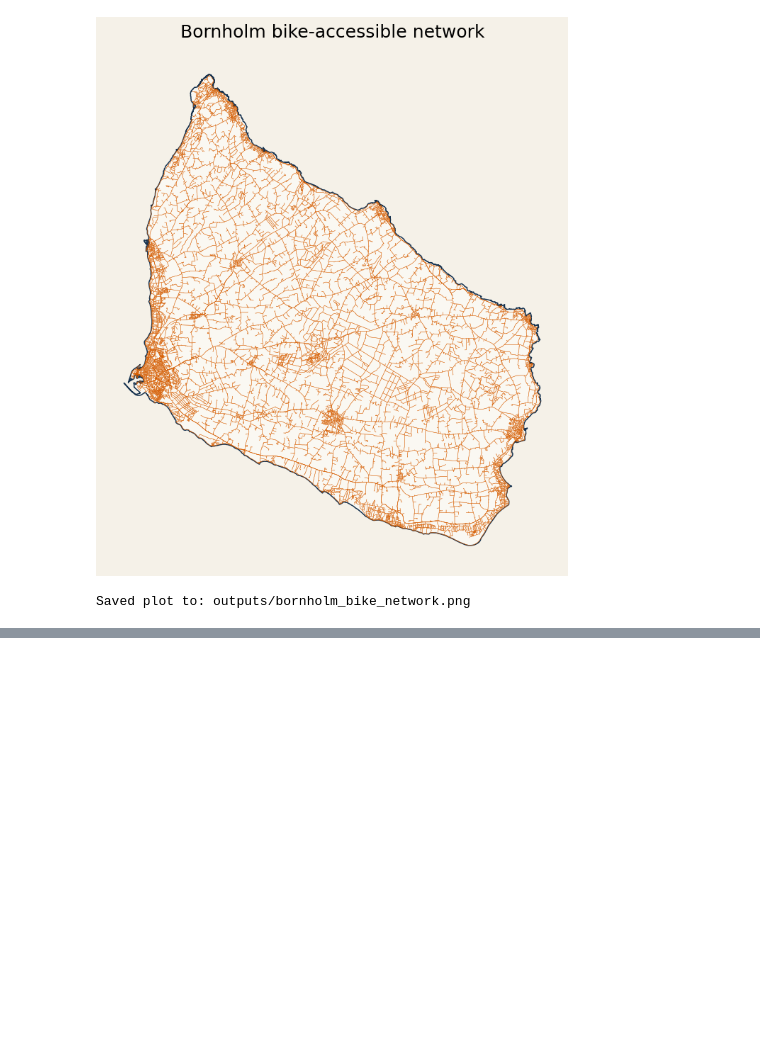
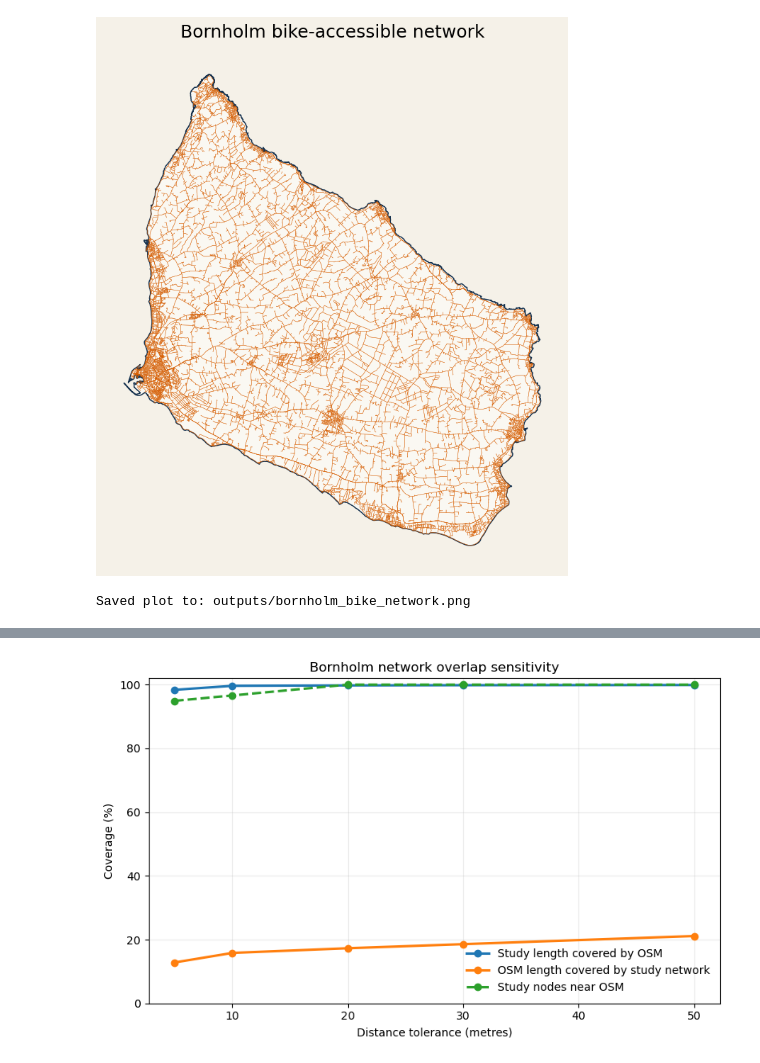
Before and after one commit to AstridArh/bike_safety, a Jupyter notebook: osm_data_exploration/bike_network.ipynb, the cells around one changed output, grey strips where cells are left out. Cells and saved outputs as stored; diff of their text form; code cells hidden in the pictures; blank space fills up the shorter version.

Commit message:
Bike network overlap analysis between osm and bikewloop

```diff
--- a/osm_data_exploration/bike_network.ipynb
+++ b/osm_data_exploration/bike_network.ipynb
@@ -186,0 +360,16 @@ Saved plot to: outputs/bornholm_bike_network.png
+# %%
+study_network = shapely.union_all(study_edges.geometry.array)
+osm_network = shapely.union_all(osm_edges.geometry.array)
+
+study_length_m = study_network.length
+osm_length_m = osm_network.length
+
+network_summary = pd.DataFrame(
+    {
+        "network": ["Knudepunkter study network", "OSM bike-accessible network"],
+        "unique_length_km": [study_length_m / 1000, osm_length_m / 1000],
+        "nodes": [len(study_nodes), len(osm_nodes)],
+        "stored_edges": [len(study_edges), len(osm_edges)],
+    }
+)
+display(network_summary.round(2))
@@ -186,0 +435,37 @@ Saved plot to: outputs/bornholm_bike_network.png
+# %%
+fig, ax = plt.subplots(figsize=(8, 5))
+ax.plot(
+    overlap["tolerance_m"],
+    overlap["study_coverage_pct"],
+    marker="o",
+    linewidth=2.2,
+    label="Study length covered by OSM",
+)
+ax.plot(
+    overlap["tolerance_m"],
+    overlap["osm_coverage_pct"],
+    marker="o",
+    linewidth=2.2,
+    label="OSM length covered by study network",
+)
+ax.plot(
+    overlap["tolerance_m"],
+    overlap["study_node_coverage_pct"],
+    marker="o",
+    linewidth=2.2,
+    linestyle="--",
+    label="Study nodes near OSM",
+)
+ax.set(
+    xlabel="Distance tolerance (metres)",
+    ylabel="Coverage (%)",
+    title="Bornholm network overlap sensitivity",
+    ylim=(0, 102),
+)
+ax.grid(alpha=0.25)
+ax.legend(frameon=False)
+fig.tight_layout()
+fig.savefig(OUTPUT_DIR / "overlap_by_tolerance.png", dpi=220, bbox_inches="tight")
+plt.show()
+# %% [output]
+[figure, added]
```
Also changed, not shown: parts of 16 cells of this notebook, 8 other files.
